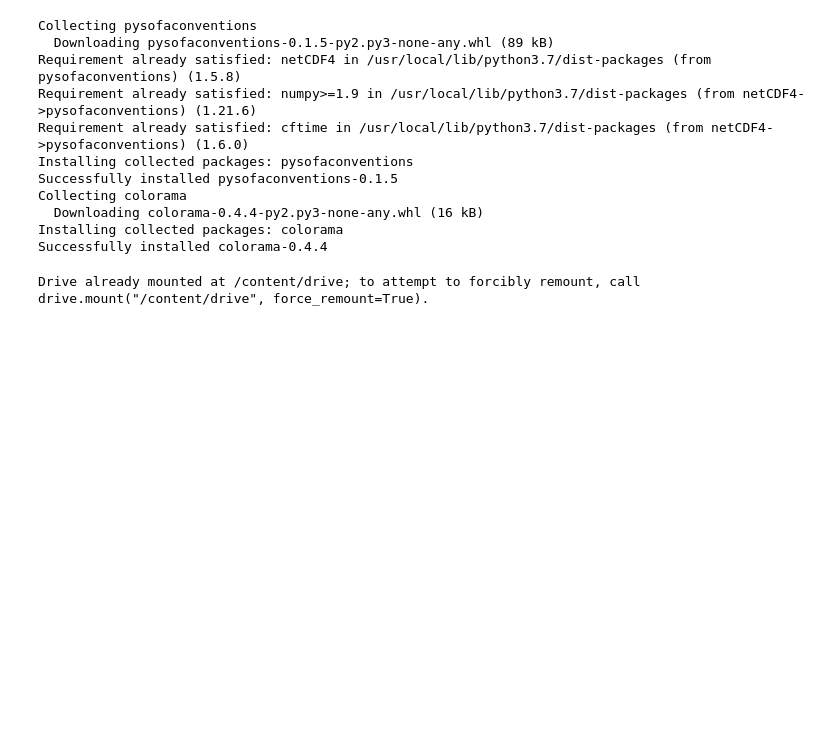
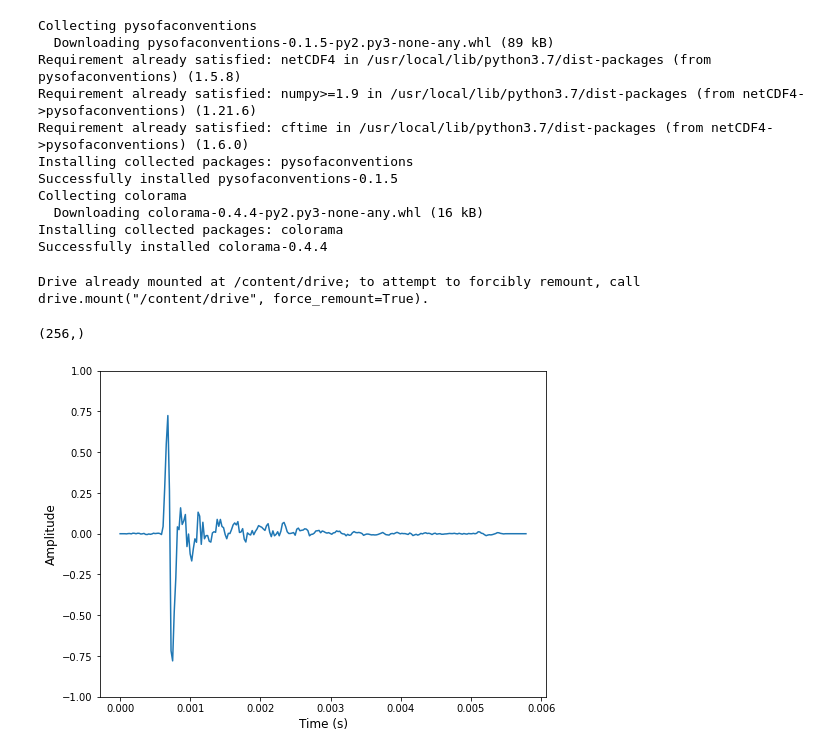
Before and after one commit to pakdaniel/DataMiningFinal, a Jupyter notebook: DataMiningFinal.ipynb, the cells around one changed output. Saved outputs shown, nothing was run; the diff lists cells and outputs as text; code cells hidden in the pictures; blank space fills up the shorter version.

```diff
--- a/DataMiningFinal.ipynb
+++ b/DataMiningFinal.ipynb
@@ -107,5 +109,53 @@ class SOFA:
       beta = np.arcsin(z / np.where(r != 0, r, 1))
       return alpha, beta, r
 
+  def split_HRIR_by_location(self, azimuth, elevation):
+      outputs = self.IR[np.all(self.Source["Position"][:, :2] == np.array([azimuth, elevation]), axis=1)], self.IR[np.any(self.Source["Position"][:, :2] != np.array([azimuth, elevation]), axis=1)]
+      if len(outputs[0]) == 0:
+          raise ValueError("The given (azimuth, elevation) angle pair does not exist in the HRIR")
+      return outputs
+
+  def split_HRIR_by_locations(self, locations):
+
+      conditions = np.logical_or.reduce([np.all(self.Source["Position"][:, :2] == np.array([azimuth, elevation]), axis=1) for azimuth, elevation in locations])
+      if not any(conditions):
+          raise Exception("None of the angle pairs passed in exist in the dataset")
+      if sum(conditions) != len(locations):
+          warn("One or more of the angle pairs passed in does not exist in the dataset; the size of the split will be smaller than the number of locations passed in.")
+      outputs = self.IR[conditions], self.IR[~conditions]
+      return outputs
+
+  def get_indices_of_locations(self, locations):
+      if type(locations) == tuple and len(locations) == 2:
+          locations = [locations]
+      return np.where(np.logical_or.reduce([np.all(self.Source["Position"][:, :2] == np.array([azimuth, elevation]), axis=1) for azimuth, elevation in locations]) == True)[0]
+
+def playback(audiofile_path):
+  Audio(audiofile_path)
+
 def read_sofa(sofa_path):
   return SOFA(pysofaconventions.SOFAFile(sofa_path,'r'))
+# %%
+hrir_paths = [os.path.join(HRIR_DIR, hrir_path) for hrir_path in os.listdir(HRIR_DIR) if "_measured.sofa" in hrir_path]
+hrir_paths = sorted(hrir_paths, key=lambda x: int((x.split("/")[-1].split("_")[0][2:])))
+hrir_all = [read_sofa(i) for i in hrir_paths]
+# %%
+fs = 44100 # samping frequency in Hz
+dt = 1/fs
+N = 256
+t = np.arange(N)*dt
+# %%
+temp = hrir_all[0].IR
+y = temp[0][0]
+y.shape
+# %% [output]
+(256,)
+# %%
+plt.figure(figsize=(8,6))
+plt.plot(t, temp[0][0])
+plt.xlabel("Time (s)", fontsize = 12)
+plt.ylabel("Amplitude", fontsize = 12)
+plt.ylim([-1,1])
+plt.show()
+# %% [output]
+[figure, added]
```
Also changed, not shown: parts of 5 cells of this notebook.
